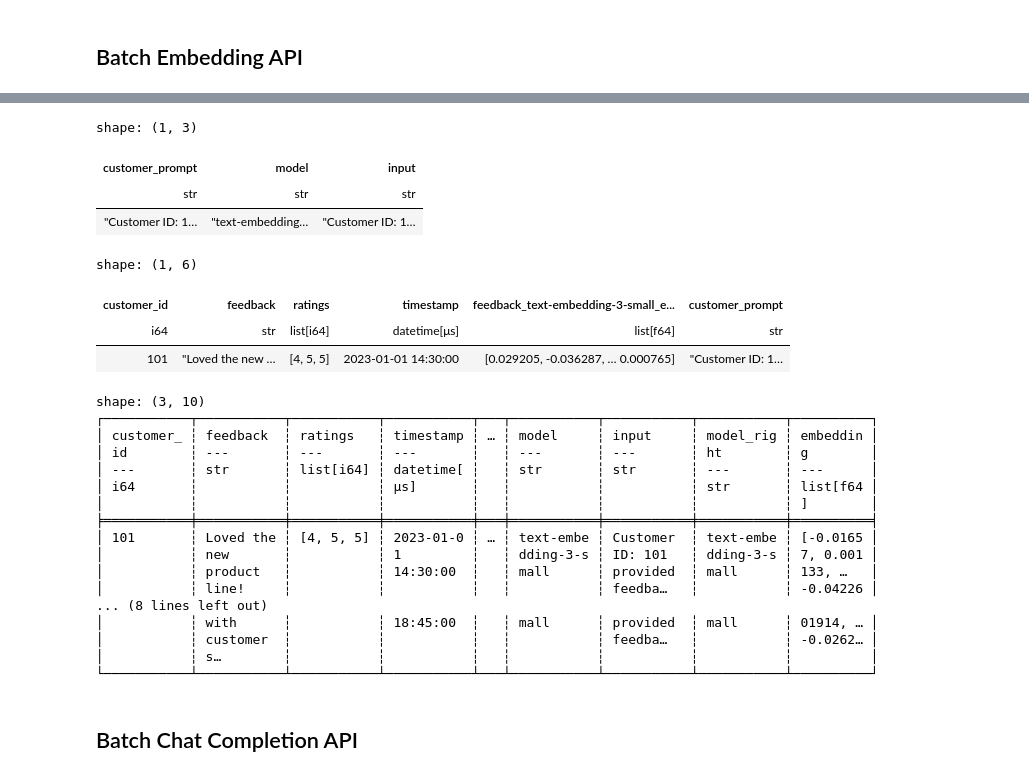
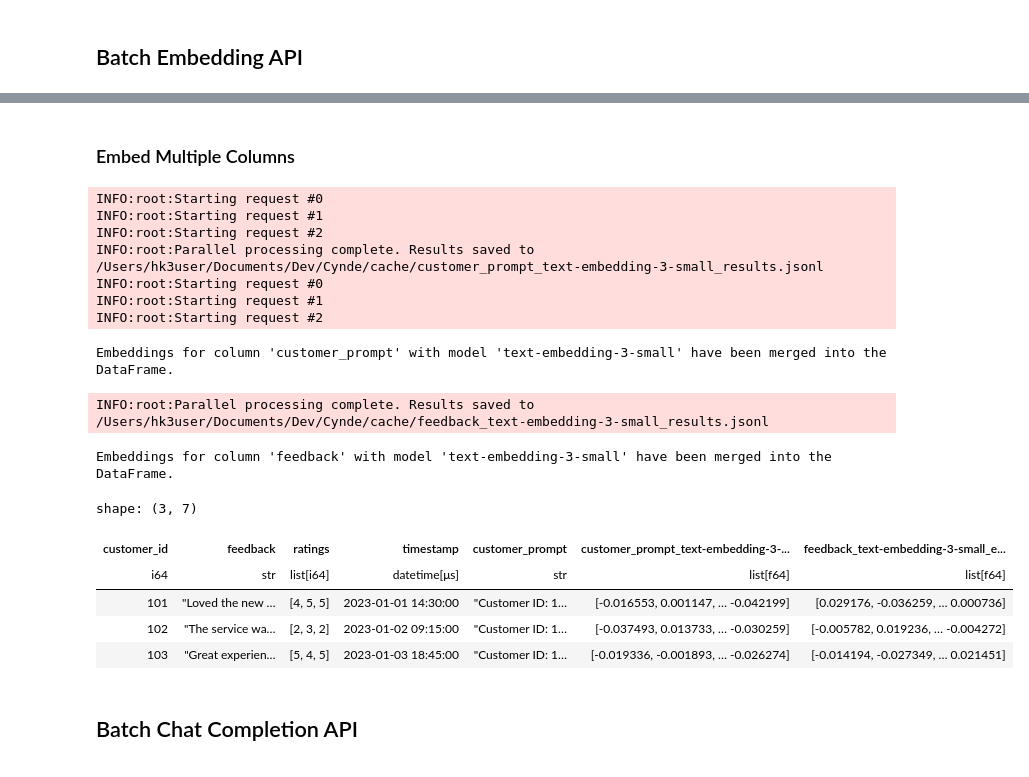
Before and after one commit to Neural-Dragon-AI/Cynde, a Jupyter notebook: examples/cynde_demo.ipynb, the cells around one changed output, grey strips where cells are left out. Drawn from its saved outputs; the diff is of its cells as text; code cells hidden in the pictures.

Commit message:
add function to embed colums and merge into a single functional abstraction

```diff
--- a/examples/cynde_demo.ipynb
+++ b/examples/cynde_demo.ipynb
@@ -96,7 +74,7 @@ import polars as pl
 fstring = "Customer ID: {} provided feedback at {} with ratings {} an average rating of {} with a global mean of {}: '{}'"
 # Dynamic prompt generation with in-select computations
 
-df_prompted = cf.prompt(embedded_df,
+df_prompted = cf.prompt(df,
                      fstring,
                      [pl.col("customer_id"),
                       pl.col("timestamp").dt.hour(), #from timestamp to hour
@@ -184,38 +143,24 @@ shape: (1, 3)
-# %%
-emb_payload_df.head(1)
-# %% [output]
-shape: (1, 3)
-| customer_prompt | model | input |
-| str | str | str |
-| "Customer ID: 1… | "text-embedding… | "Customer ID: 1… |
-# %%
-df_prompted.head(1)
-# %% [output]
-shape: (1, 6)
-| customer_id | feedback | ratings | timestamp | feedback_text-embedding-3-small_e... | customer_prompt |
-| i64 | str | list[i64] | datetime[μs] | list[f64] | str |
-| 101 | "Loved the new … | [4, 5, 5] | 2023-01-01 14:30:00 | [0.029205, -0.036287, … 0.000765] | "Customer ID: 1… |
-# %%
-merged_df = merge_df_with_openai_emb_results(df_prompted, emb_payload_df, results_df, "customer_prompt")
-print(merged_df)
-# %% [output]
-shape: (3, 10)
-┌───────────┬───────────┬───────────┬───────────┬───┬───────────┬───────────┬───────────┬──────────┐
-│ customer_ ┆ feedback  ┆ ratings   ┆ timestamp ┆ … ┆ model     ┆ input     ┆ model_rig ┆ embeddin │
-│ id        ┆ ---       ┆ ---       ┆ ---       ┆   ┆ ---       ┆ ---       ┆ ht        ┆ g        │
-│ ---       ┆ str       ┆ list[i64] ┆ datetime[ ┆   ┆ str       ┆ str       ┆ ---       ┆ ---      │
-│ i64       ┆           ┆           ┆ μs]       ┆   ┆           ┆           ┆ str       ┆ list[f64 │
-│           ┆           ┆           ┆           ┆   ┆           ┆           ┆           ┆ ]        │
-╞═══════════╪═══════════╪═══════════╪═══════════╪═══╪═══════════╪═══════════╪═══════════╪══════════╡
-│ 101       ┆ Loved the ┆ [4, 5, 5] ┆ 2023-01-0 ┆ … ┆ text-embe ┆ Customer  ┆ text-embe ┆ [-0.0165 │
-│           ┆ new       ┆           ┆ 1         ┆   ┆ dding-3-s ┆ ID: 101   ┆ dding-3-s ┆ 7, 0.001 │
-│           ┆ product   ┆           ┆ 14:30:00  ┆   ┆ mall      ┆ provided  ┆ mall      ┆ 133, …   │
-│           ┆ line!     ┆           ┆           ┆   ┆           ┆ feedba…   ┆           ┆ -0.04226 │
-... (8 lines left out)
-│           ┆ with      ┆           ┆ 18:45:00  ┆   ┆ mall      ┆ provided  ┆ mall      ┆ 01914, … │
-│           ┆ customer  ┆           ┆           ┆   ┆           ┆ feedba…   ┆           ┆ -0.0262… │
-│           ┆ s…        ┆           ┆           ┆   ┆           ┆           ┆           ┆          │
-└───────────┴───────────┴───────────┴───────────┴───┴───────────┴───────────┴───────────┴──────────┘
+# %% [markdown]
+### Embed Multiple Columns
+# %%
+embed_columns(df=df_prompted, column_names=["customer_prompt", "feedback"], models=["text-embedding-3-small"], api_key=api_key)
+# %% [output]
+INFO:root:Starting request #0
+INFO:root:Starting request #1
+INFO:root:Starting request #2
+INFO:root:Parallel processing complete. Results saved to /Users/hk3user/Documents/Dev/Cynde/cache/customer_prompt_text-embedding-3-small_results.jsonl
+INFO:root:Starting request #0
+INFO:root:Starting request #1
+INFO:root:Starting request #2
+Embeddings for column 'customer_prompt' with model 'text-embedding-3-small' have been merged into the DataFrame.
+INFO:root:Parallel processing complete. Results saved to /Users/hk3user/Documents/Dev/Cynde/cache/feedback_text-embedding-3-small_results.jsonl
+Embeddings for column 'feedback' with model 'text-embedding-3-small' have been merged into the DataFrame.
+shape: (3, 7)
+| customer_id | feedback | ratings | timestamp | customer_prompt | customer_prompt_text-embedding-3-... | feedback_text-embedding-3-small_e... |
+| i64 | str | list[i64] | datetime[μs] | str | list[f64] | list[f64] |
+| 101 | "Loved the new … | [4, 5, 5] | 2023-01-01 14:30:00 | "Customer ID: 1… | [-0.016553, 0.001147, … -0.042199] | [0.029176, -0.036259, … 0.000736] |
+| 102 | "The service wa… | [2, 3, 2] | 2023-01-02 09:15:00 | "Customer ID: 1… | [-0.037493, 0.013733, … -0.030259] | [-0.005782, 0.019236, … -0.004272] |
+| 103 | "Great experien… | [5, 4, 5] | 2023-01-03 18:45:00 | "Customer ID: 1… | [-0.019336, -0.001893, … -0.026274] | [-0.014194, -0.027349, … 0.021451] |
 # %% [markdown]
 ## Batch Chat Completion API
 # %%
```
Also changed, not shown: parts of 13 cells of this notebook, 1 other file.
